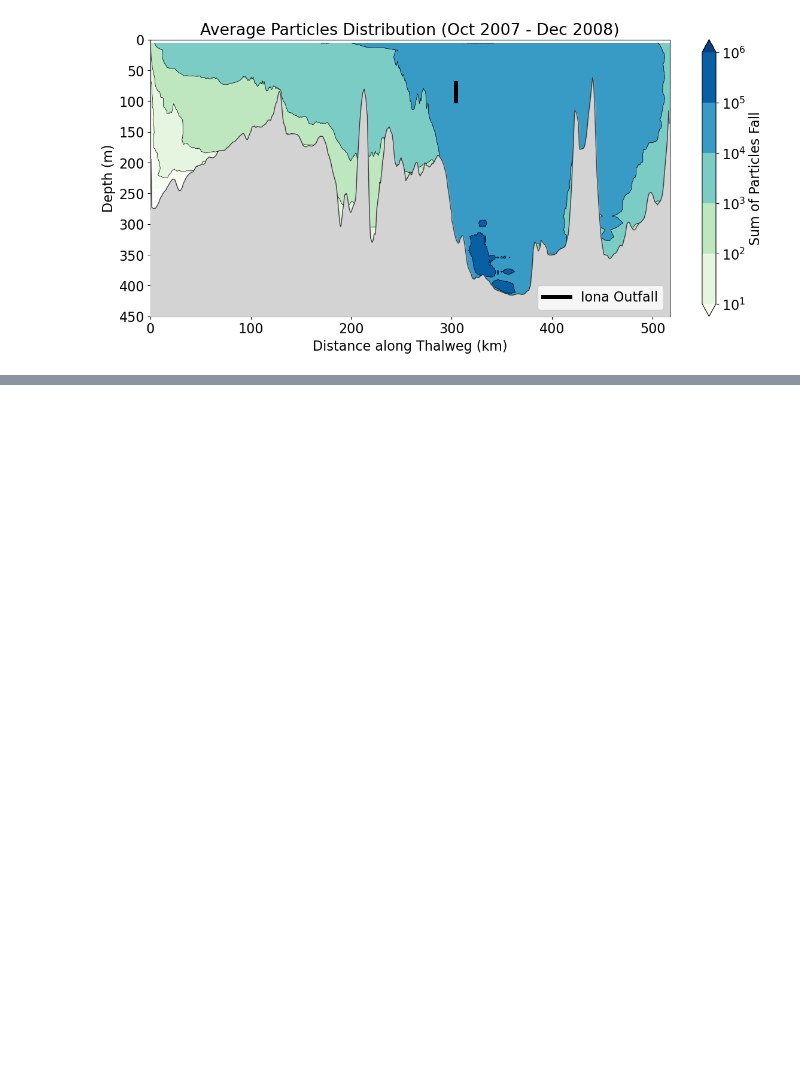
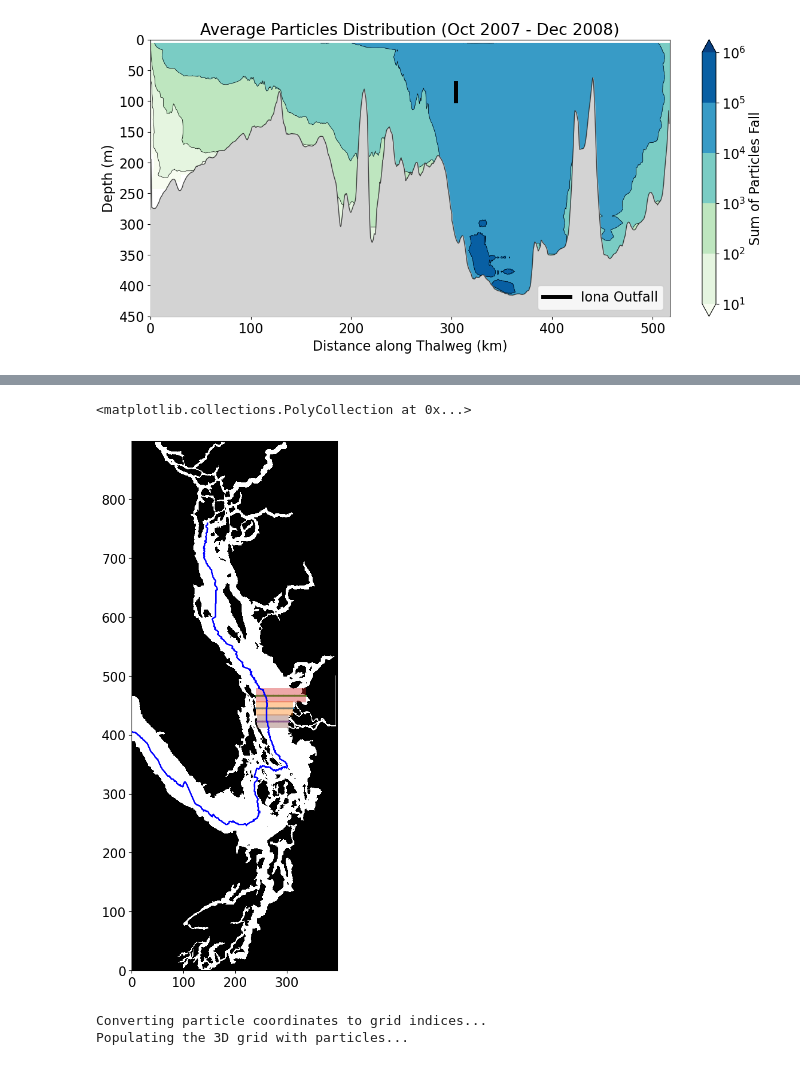
Before and after one commit to SalishSeaCast/analysis-vicente, a Jupyter notebook: Ocean_Parcels/PBDE_simulations/Thalweg_analysis.ipynb, the cells around one changed output, grey strips where cells are left out. Cells and saved outputs as stored; diff of their text form; code cells hidden in the pictures; blank space fills up the shorter version.

```diff
--- a/Ocean_Parcels/PBDE_simulations/Thalweg_analysis.ipynb
+++ b/Ocean_Parcels/PBDE_simulations/Thalweg_analysis.ipynb
@@ -875,0 +915,39 @@ Error:
+# %%
+source_lat = 49.195045
+source_lon = -123.301956
+s_y, s_x = finder2(source_lat, source_lon, mask)
+s_x = s_x-1
+# %%
+line_s = np.arange(240, s_x + 10)
+line_y = [s_y] * len(line_s)
+#
+line_n = np.arange(240, s_x + 35)
+line_yn = [s_y + 22] * len(line_n)
+#
+line_ss = np.arange(242, s_x + 2)
+line_yss = [s_y - 22] * len(line_ss)
+#
+colors_0 = [(0, 0, 0, 1),  # Black for land
+          (0, 0, 0, 0)]  # Transparent for water
+cmap = ListedColormap(colors_0)
+#
+dd = 12
+idx = 450
+fig, ax = plt.subplots(figsize = (15,12))
+ax.pcolormesh(mask['tmask'][0,0], cmap = cmap)
+ax.set_aspect(1.14)
+ax.plot(thalweg[:,1],thalweg[:,0],color='b')
+ax.scatter(line_s, line_y, s = 2)
+ax.fill_between(line_s, y1 = s_y-dd, y2 = s_y+dd, alpha = .4)
+#
+ax.plot(thalweg[:,1],thalweg[:,0],color='b')
+ax.scatter(line_n, line_yn, s = 2)
+ax.fill_between(line_n, y1 = s_y + 22-dd, y2 = s_y + 22+dd, alpha = .4)
+#
+#
+ax.plot(thalweg[:,1],thalweg[:,0],color='b')
+ax.scatter(line_ss, line_yss, s = 2)
+ax.fill_between(line_ss, y1 = s_y - 22-dd, y2 = s_y - 22+dd, alpha = .4)
+# %% [output]
+<matplotlib.collections.PolyCollection at 0x...>
+[figure, added]
@@ -875,0 +993,33 @@ Error:
+# %%
+import numpy as np
+
+# 1. Extract and filter valid water particles
+status = data['status'].values.flatten()
+idx_wat = (status > 0) & (status < 4)
+
+p_lons = data['lon'].values.flatten()[idx_wat]
+p_lats = data['lat'].values.flatten()[idx_wat]
+p_depths = data['z'].values.flatten()[idx_wat]
+
+# 2. Convert Lat/Lon to Grid Indices using your KDTree function
+print("Converting particle coordinates to grid indices...")
+p_y, p_x = get_grid_indices_vectorized(p_lons, p_lats, mask)
+
+# 3. Define the bins for the 3D Histogram
+num_z_bins = 40
+z_bins = np.linspace(0, 450, num_z_bins + 1)          # The vertical layers
+y_bins = np.arange(0, mask.nav_lat.shape[0] + 1)      # The Y-axis (Latitude grid)
+x_bins = np.arange(0, mask.nav_lat.shape[1] + 1)      # The X-axis (Longitude grid)
+
+# 4. Generate the master 3D grid
+print("Populating the 3D grid with particles...")
+grid_3d, _ = np.histogramdd(
+    (p_depths, p_y, p_x),
+    bins=(z_bins, y_bins, x_bins)
+)
+
+# Now you have z_bins, and you can calculate the centers for plotting
+z_centers = (z_bins[:-1] + z_bins[1:]) / 2
+# %% [output]
+Converting particle coordinates to grid indices...
+Populating the 3D grid with particles...
```
Also changed, not shown: parts of 16 cells of this notebook, 15 other files.
